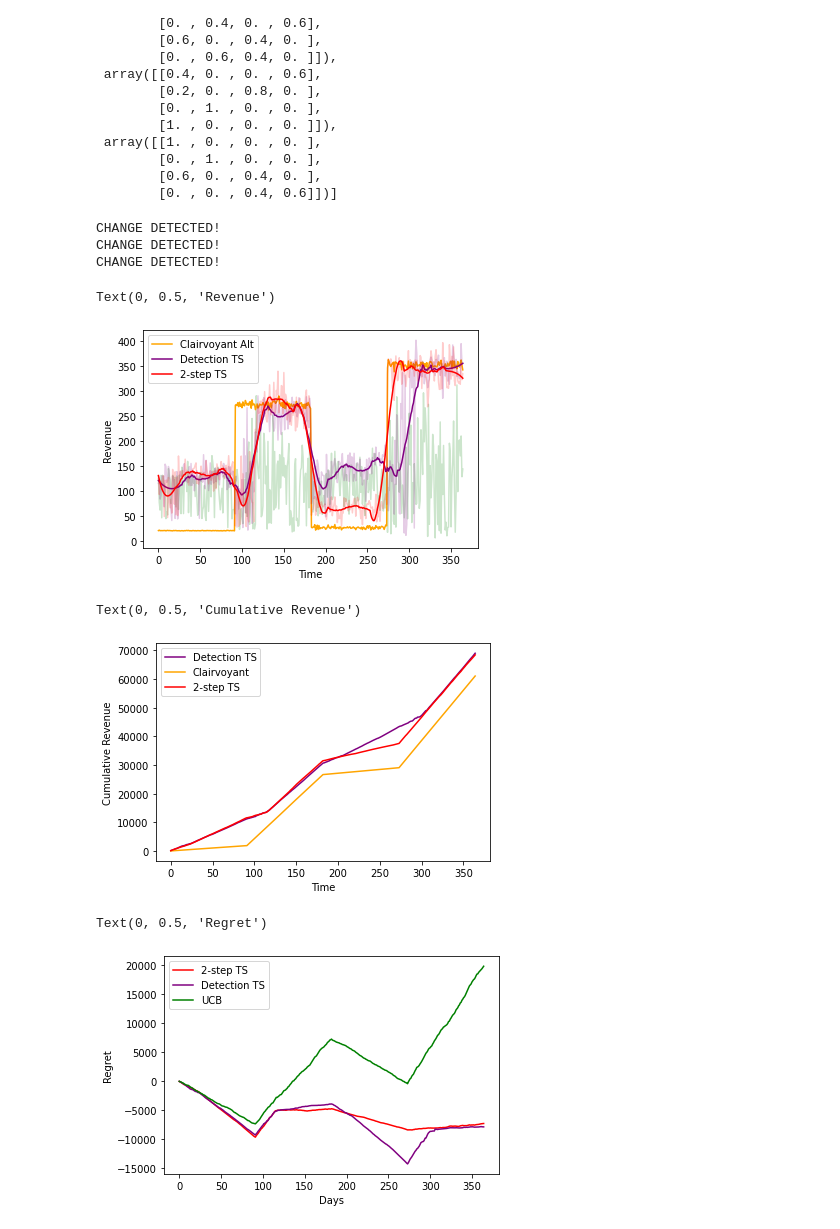
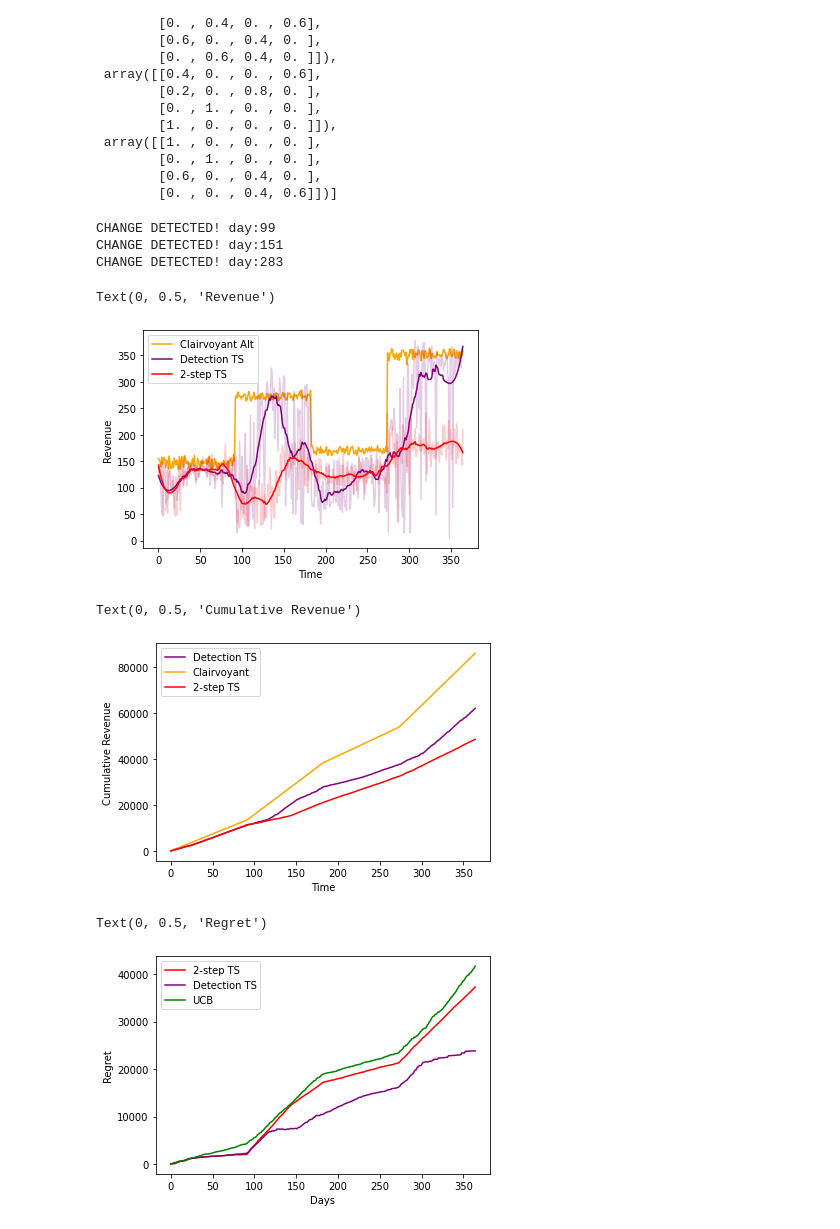
Before and after one commit to AliceCasali/Data_Intelligence_Application, a Jupyter notebook: step8.ipynb, the cells around one changed output. Drawn from its saved outputs; the diff is of its cells as text; code cells hidden in the pictures.

Commit message:
Fixed clairvoyant without round

```diff
--- a/step8.ipynb
+++ b/step8.ipynb
@@ -12,14 +12,6 @@ shop_ts = Shop.Shop()
 shop_c = Shop.Shop()
 
 env = Environment_non_stationary.Environment(shop_detection_ts.prices1, shop_detection_ts.prices2, shop_detection_ts.discounts, n_phases=4)
-
-#shop_detection_ts.set_conv_rate(env.true_conv1[0], env.true_conv2[0])
-#shop_ucb.set_conv_rate(env.true_conv1[0], env.true_conv2[0])
-
-#shop_ts.set_conv_rate(env.true_conv1[0], env.true_conv2[0])
-#shop_big_ts.set_conv_rate(env.true_conv1[0], env.true_conv2[0])
-shop_c.set_conv_rate(env.true_conv1[0], env.true_conv2[0])
-
 
 price_arms = [(i, j) for i in range(len(shop_detection_ts.prices1)) for j in range(len(shop_detection_ts.prices2))]
 n_price_arms = len(price_arms)
@@ -355,7 +347,7 @@ for day in range(days):
         u_ind_reward = u_buy1*chosen_price1_ucb + u_buy2*chosen_price2_ucb*(1-shop_ucb.discounts[selected_promo_u])
         ts_ind_reward = ts_buy1*price1_ts + ts_buy2*price2_ts*(1-shop_ts.discounts[selected_promo_ts])
         # big_ts_ind_reward = big_ts_buy1*price1_big_ts + big_ts_buy2*price2_big_ts*(1-shop_big_ts.discounts[selected_promo_big_ts])
-        c_ind_reward = clairvoyant_p1s[phase]*env.true_conv1[phase, cust, cp1idx] + env.true_conv1[phase, cust, cp1idx]*env.true_conv2[phase, selected_promo_c, cust, cp2idx]*clairvoyant_p2s[phase]*(1-shop_c.discounts[selected_promo_c])
+        c_ind_reward = clairvoyant_p1s[phase]*env.true_conv1[phase, cust, clairvoyant_p1_idxs[phase]] + env.true_conv1[phase, cust, clairvoyant_p1_idxs[phase]]*env.true_conv2[phase, selected_promo_c, cust, clairvoyant_p2_idxs[phase]]*clairvoyant_p2s[phase]*(1-shop_c.discounts[selected_promo_c])
 
         norm_detection_ts_ind_reward = detection_ts_ind_reward / max_ind_reward
         norm_u_ind_reward = u_ind_reward / max_ind_reward
@@ -390,32 +382,32 @@ for day in range(days):
     # big_ts_rewards_per_class_per_day.append(np.mean(revenue_big_ts))
     c_rewards_per_class_per_day.append(np.mean(revenue_c))
 
-    shop_detection_ts.detect_phase_change(c_rewards_per_class_per_day[-1])
+    shop_detection_ts.detect_phase_change(ts_rewards_per_class_per_day[-1])
 # %% [output]
-CHANGE DETECTED!
-CHANGE DETECTED!
-CHANGE DETECTED!
+CHANGE DETECTED! day:99
+CHANGE DETECTED! day:151
+CHANGE DETECTED! day:283
 # %%
 import matplotlib.pyplot as plt
 from scipy.signal import savgol_filter
 
-plt.plot(u_rewards_per_class_per_day, color='green', alpha=0.2)
+#plt.plot(u_rewards_per_class_per_day, color='green', alpha=0.2)
 #plt.plot(savgol_filter(u_rewards_per_class_per_day, 41, 3), color='green',label='UCB')
 plt.plot(c_rewards_per_class_per_day, color='orange',label='Clairvoyant Alt')
 #plt.plot(savgol_filter(c_rewards_per_class_per_day, 41, 3))
 plt.plot(detection_ts_rewards_per_class_per_day, color='purple', alpha=0.2)
 plt.plot(savgol_filter(detection_ts_rewards_per_class_per_day, 41, 3), color='purple',label='Detection TS')
 plt.plot(ts_rewards_per_class_per_day, color='red', alpha=0.2)
 plt.plot(savgol_filter(ts_rewards_per_class_per_day, 41, 3), color='red', label='2-step TS')
 #plt.plot(big_ts_rewards_per_class_per_day, color='blue', alpha=0.2)
 #plt.plot(savgol_filter(big_ts_rewards_per_class_per_day, 41, 3), color='blue', label='Big TS')
 
 plt.legend()
 plt.xlabel('Time')
 plt.ylabel('Revenue')
 # %% [output]
 Text(0, 0.5, 'Revenue')
-[figure, old version]
+[figure, new version]
 # %%
 #plt.plot(np.cumsum(u_rewards_per_class_per_day), color='green', label='UCB')
 plt.plot(np.cumsum(detection_ts_rewards_per_class_per_day), color='purple', label='Detection TS')
@@ -428,7 +420,7 @@ plt.xlabel('Time')
 plt.ylabel('Cumulative Revenue')
 # %% [output]
 Text(0, 0.5, 'Cumulative Revenue')
-[figure, old version]
+[figure, new version]
 # %%
 plt.plot(np.cumsum(np.array(c_rewards_per_class_per_day) - np.array(ts_rewards_per_class_per_day)), color='red', label='2-step TS')
 #plt.plot(np.cumsum(np.array(c_rewards_per_class_per_day) - np.array(big_ts_rewards_per_class_per_day)), color='blue', label='Big TS')
@@ -440,4 +432,4 @@ plt.xlabel('Days')
 plt.ylabel('Regret')
 # %% [output]
 Text(0, 0.5, 'Regret')
-[figure, old version]
+[figure, new version]
```
Also changed, not shown: parts of 6 cells of this notebook, 2 other files.
